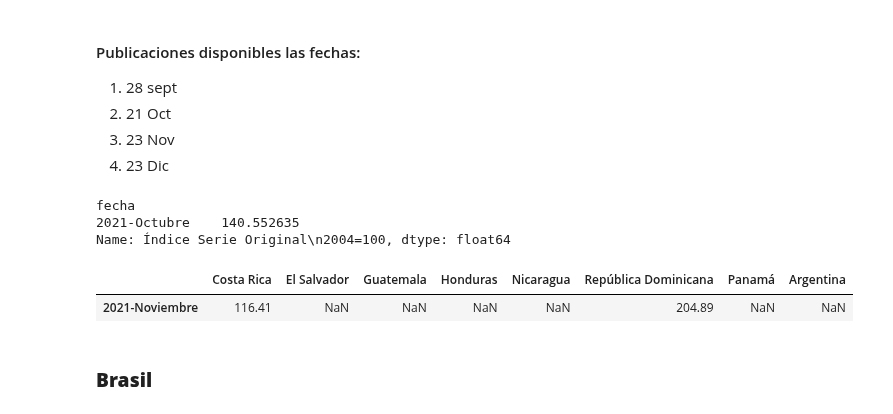
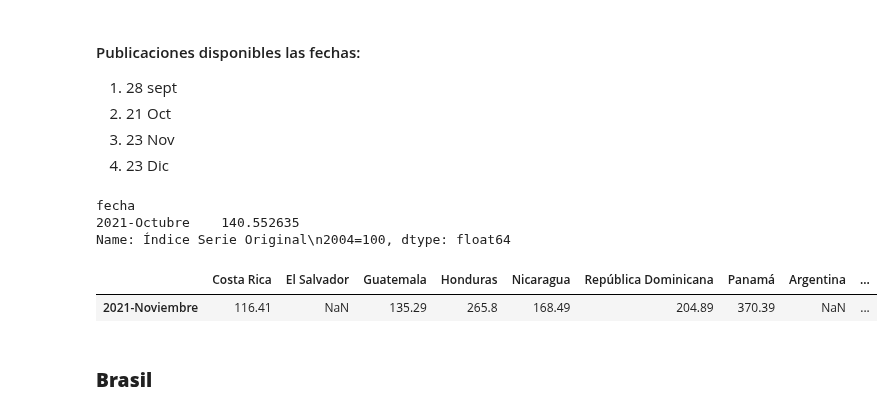
Before and after one commit to samyff12/LATAM, a Jupyter notebook: IMAE_LATAM.ipynb, the cells around one changed output. Saved outputs shown, nothing was run; the diff lists cells and outputs as text; code cells hidden in the pictures.

```diff
--- a/IMAE_LATAM.ipynb
+++ b/IMAE_LATAM.ipynb
@@ -188,12 +204,12 @@ fecha
 2021-Octubre    140.552635
 Name: Índice Serie Original\n2004=100, dtype: float64
 # %%
-imaeLA = pd.merge(imaeLA,data1.iloc[:,2],how='left',left_index=True,right_index=True)
-imaeLA.columns = [*imaeLA.columns[:-1], 'Argentina']
-imaeLA.tail(1)
+imaela = pd.merge(imaeLA,data1.iloc[:,2],how='left',left_index=True,right_index=True)
+imaela.columns = [*imaela.columns[:-1], 'Argentina']
+imaela.tail(1)
 # %% [output]
-|  | Costa Rica | El Salvador | Guatemala | Honduras | Nicaragua | República Dominicana | Panamá | Argentina |
-| 2021-Noviembre | 116.41 | NaN | NaN | NaN | NaN | 204.89 | NaN | NaN |
+|  | Costa Rica | El Salvador | Guatemala | Honduras | Nicaragua | República Dominicana | Panamá | Argentina | ... |
+| 2021-Noviembre | 116.41 | NaN | 135.29 | 265.8 | 168.49 | 204.89 | 370.39 | NaN | ... |
 # %% [markdown]
 ### **Brasil**
 # %% [markdown]
```
Also changed, not shown: parts of 24 cells of this notebook.
